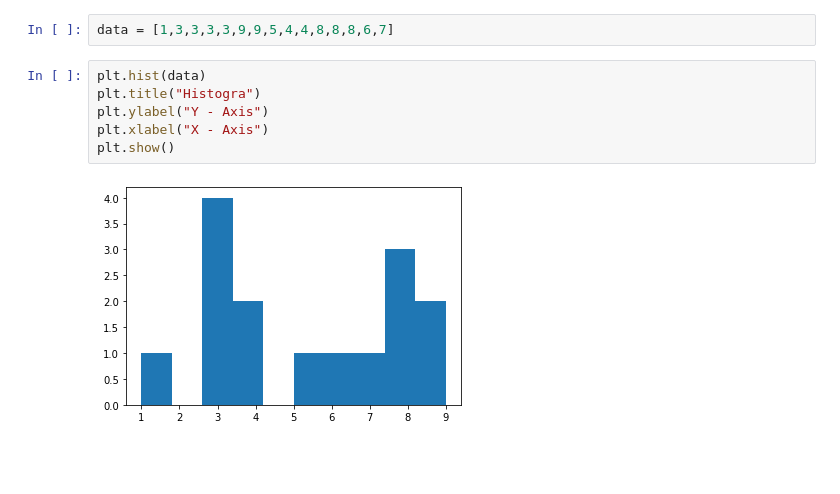
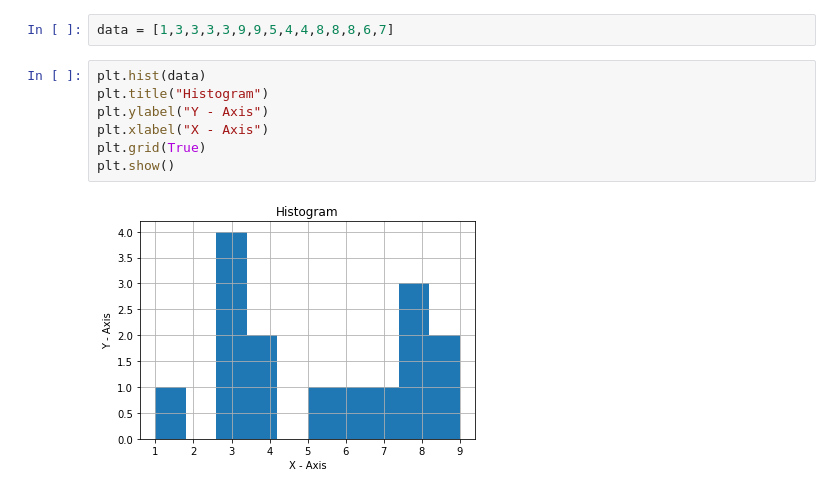
Before and after one commit to World-of-ML-AI/Data-Analysis-Tools, a Jupyter notebook: Matplotlib/Matplotlib Tutorial.ipynb, the cells around one changed output. Drawn from its saved outputs; the diff is of its cells as text; blank space fills up the shorter version.

```diff
--- a/Matplotlib/Matplotlib Tutorial.ipynb
+++ b/Matplotlib/Matplotlib Tutorial.ipynb
@@ -195,9 +195,10 @@ We will use histograms to understand the distribution of a continuous numerical
 data = [1,3,3,3,3,9,9,5,4,4,8,8,8,6,7]
 # %%
 plt.hist(data)
-plt.title("Histogra")
+plt.title("Histogram")
 plt.ylabel("Y - Axis")
 plt.xlabel("X - Axis")
+plt.grid(True)
 plt.show()
 # %% [output]
-[figure, old version]
+[figure, new version]
```
Also changed, not shown: parts of 9 cells of this notebook, 1 other file.
